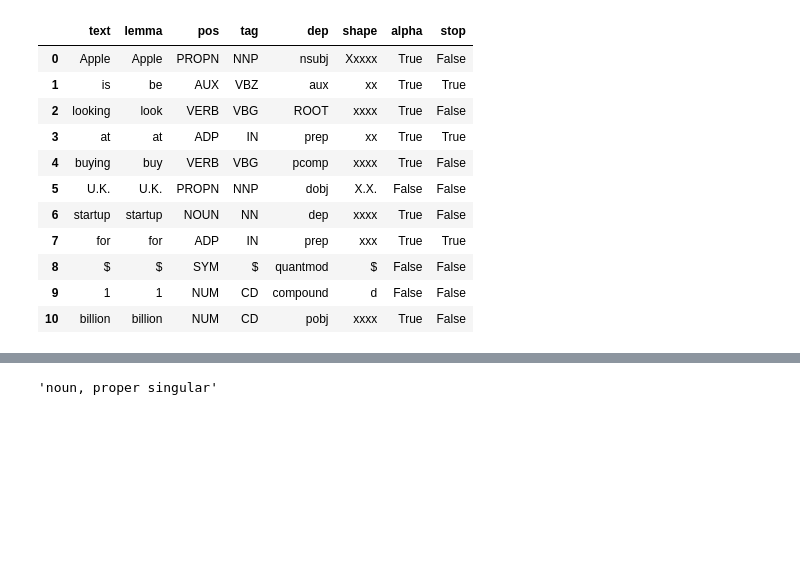
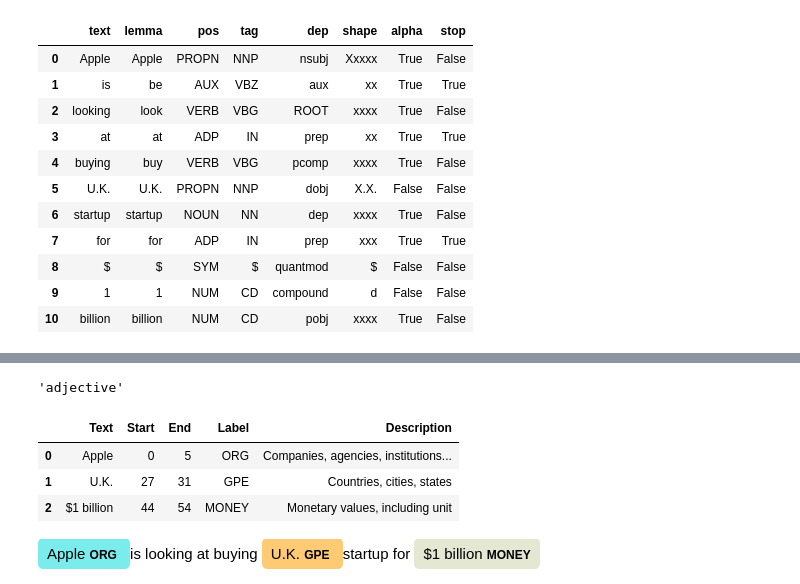
Before and after one commit to MartimVideira/nlp, a Jupyter notebook: my_preprocessing.ipynb, the cells around one changed output, grey strips where cells are left out. Cells and saved outputs as stored; diff of their text form; code cells hidden in the pictures; blank space fills up the shorter version.

```diff
--- a/my_preprocessing.ipynb
+++ b/my_preprocessing.ipynb
@@ -484,4 +495,21 @@ pd.DataFrame(data,columns=[i[0] for i in columns_func])
 # %%
-spacy.explain("NNP")
+spacy.explain("ADJ")
 # %% [output]
-'noun, proper singular'
+'adjective'
+# %%
+doc = nlp("Apple is looking at buying U.K. startup for $1 billion")
+
+data = []
+for ent in doc.ents:
+    data.append([ent.text, ent.start_char, ent.end_char, ent.label_,spacy.explain(ent.label_)])
+
+pd.DataFrame(data,columns=["Text","Start","End","Label","Description"])
+# %% [output]
+|  | Text | Start | End | Label | Description |
+| 0 | Apple | 0 | 5 | ORG | Companies, agencies, institutions... |
+| 1 | U.K. | 27 | 31 | GPE | Countries, cities, states |
+| 2 | $1 billion | 44 | 54 | MONEY | Monetary values, including unit |
+# %%
+displacy.render(doc,style="ent")
+# %% [output]
+Apple ORG is looking at buying U.K. GPE startup for $1 billion MONEY
```
Also changed, not shown: parts of 9 cells of this notebook.
